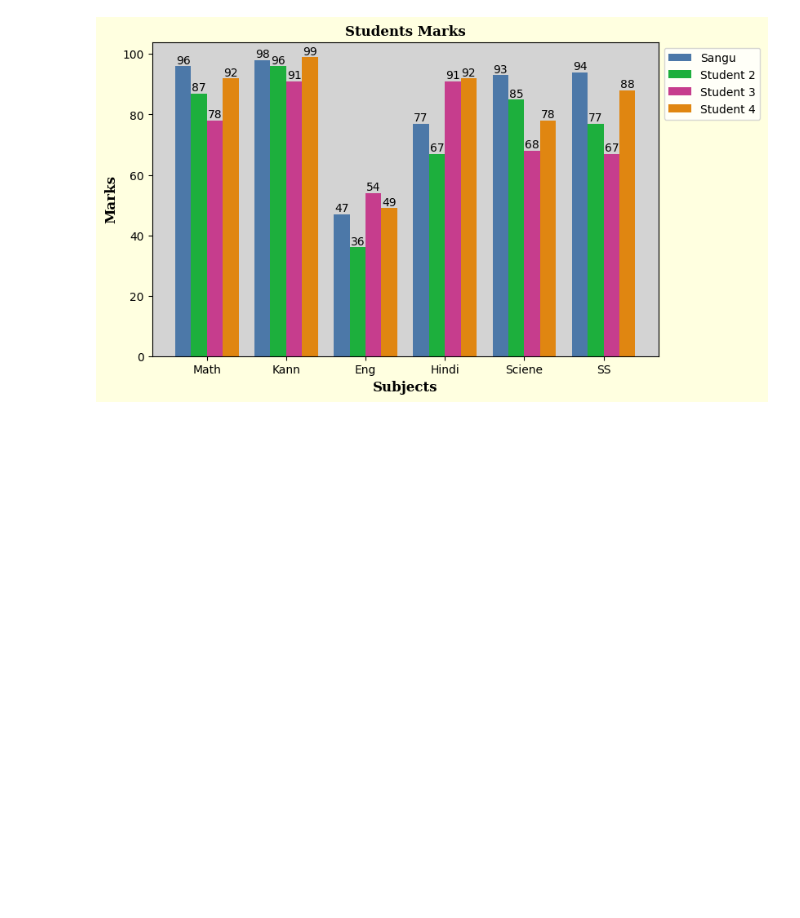
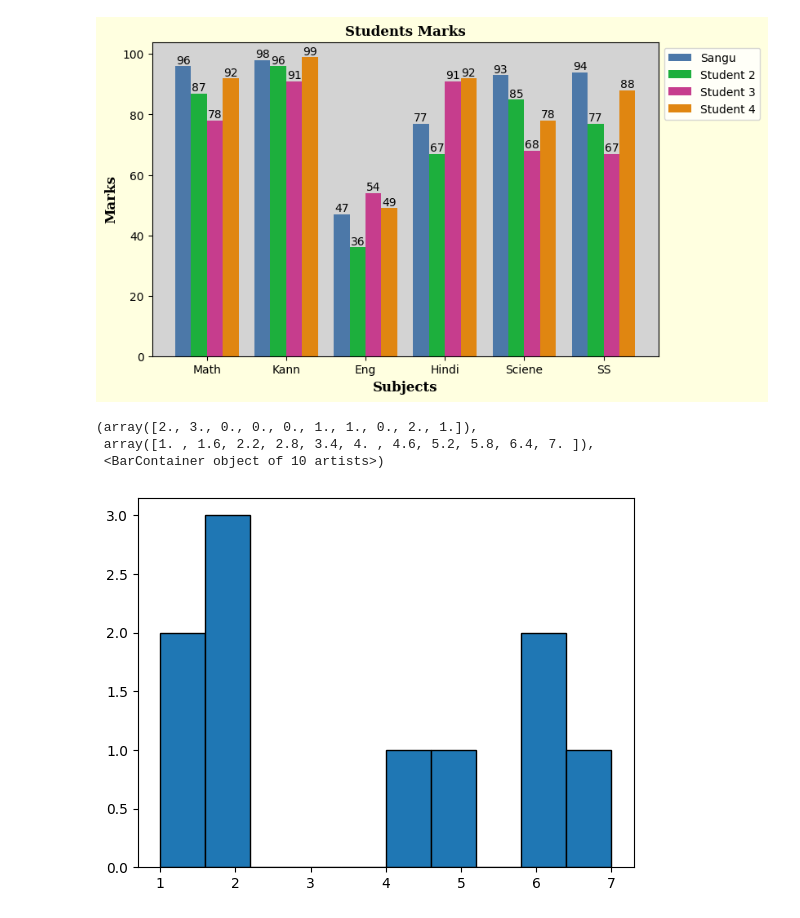
Before and after one commit to sangu0005/data_analysis_workspace, a Jupyter notebook: Maplotlib.ipynb, the cells around one changed output. Drawn from its saved outputs; the diff is of its cells as text; code cells hidden in the pictures; blank space fills up the shorter version.

```diff
--- a/Maplotlib.ipynb
+++ b/Maplotlib.ipynb
@@ -263,3 +263,11 @@ plt.legend(bbox_to_anchor=(1, 1))
 plt.show()
 # %% [output]
 [figure]
+# %%
+s1=[1,2,4,6,2,5,1,6,2,7]
+plt.hist(s1,edgecolor='black')
+# %% [output]
+(array([2., 3., 0., 0., 0., 1., 1., 0., 2., 1.]),
+ array([1. , 1.6, 2.2, 2.8, 3.4, 4. , 4.6, 5.2, 5.8, 6.4, 7. ]),
+ <BarContainer object of 10 artists>)
+[figure, added]
```
Also changed, not shown: parts of 1 cell of this notebook, 1 other file.
